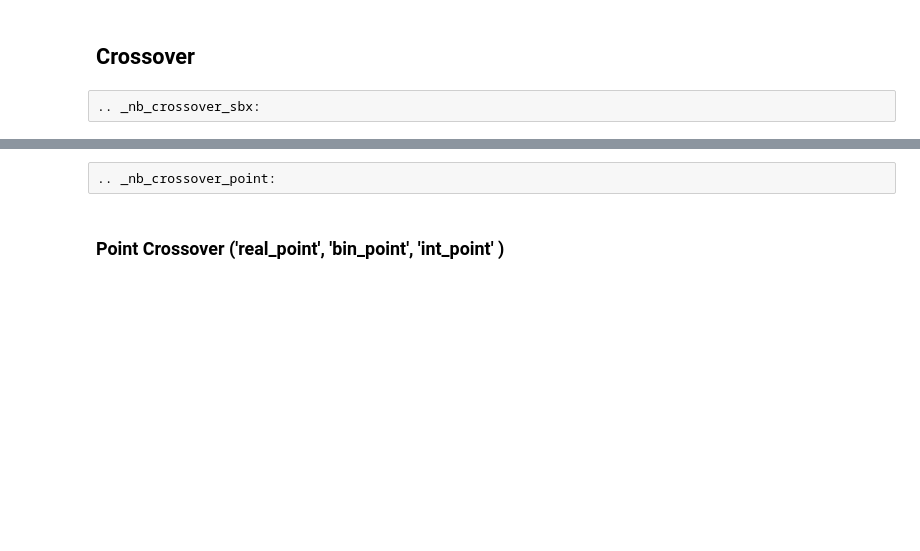
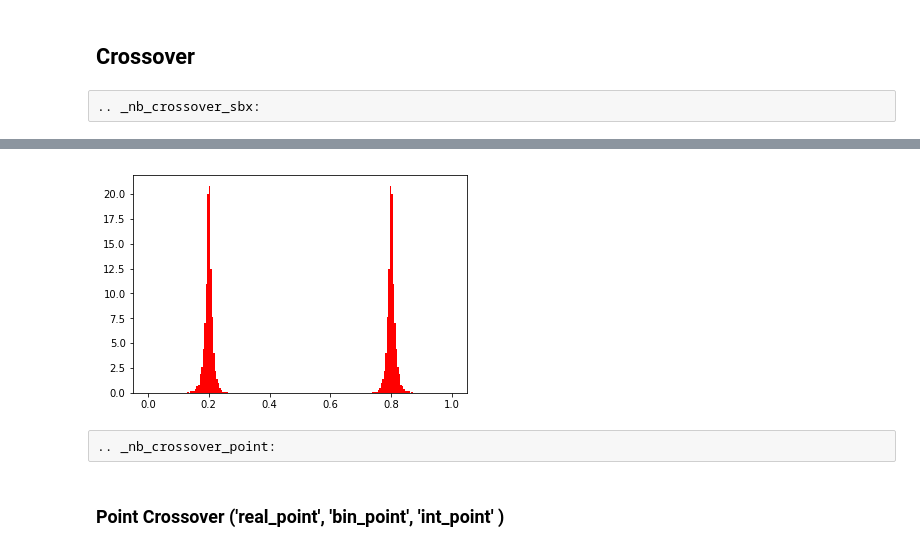
Before and after one commit to anyoptimization/pymoo, a Jupyter notebook: doc/source/components/crossover.ipynb, the cells around one changed output, grey strips where cells are left out. Drawn from its saved outputs; the diff is of its cells as text; code cells hidden in the pictures; blank space fills up the shorter version.

```diff
--- a/doc/source/components/crossover.ipynb
+++ b/doc/source/components/crossover.ipynb
@@ -11,3 +31,7 @@ Details about the crossover can be found in <cite data-cite="sbx"></cite>. Real
+# %%
+show(30)
+# %% [output]
+[figure, added]
 # %% [raw]
 .. _nb_crossover_point:
 # %% [markdown]
```
Also changed, not shown: parts of 11 cells of this notebook, 52 other files.
